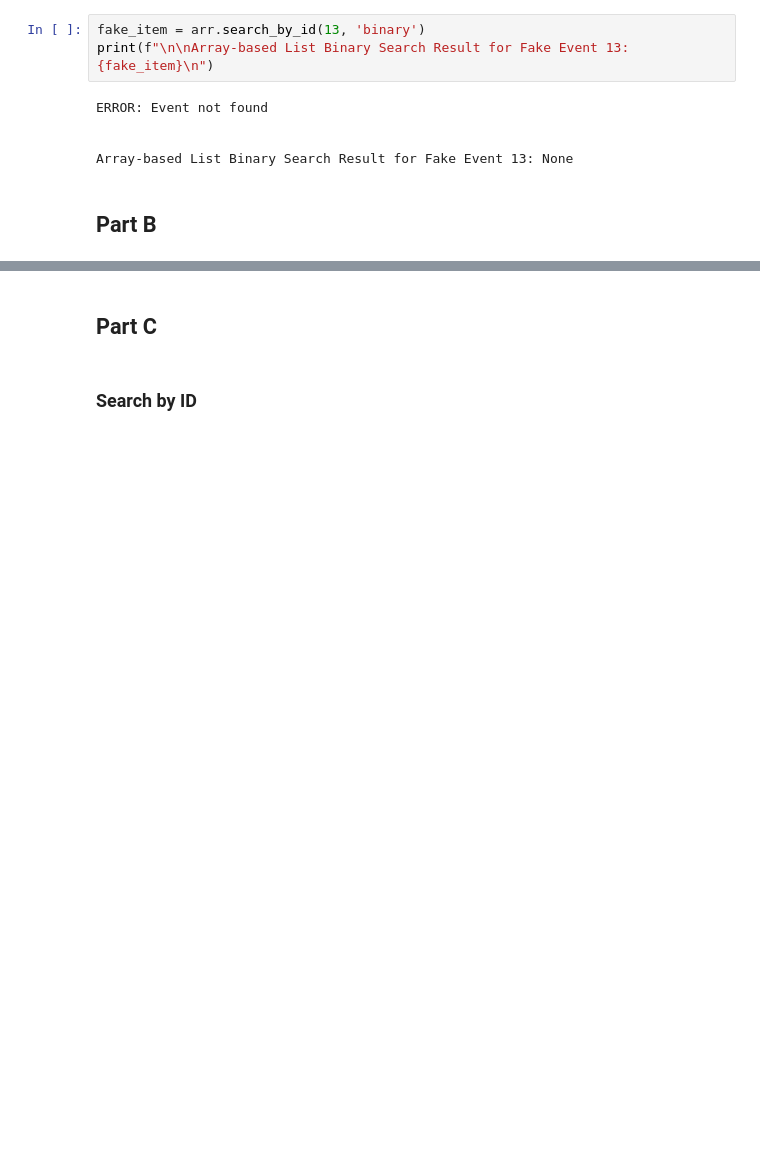
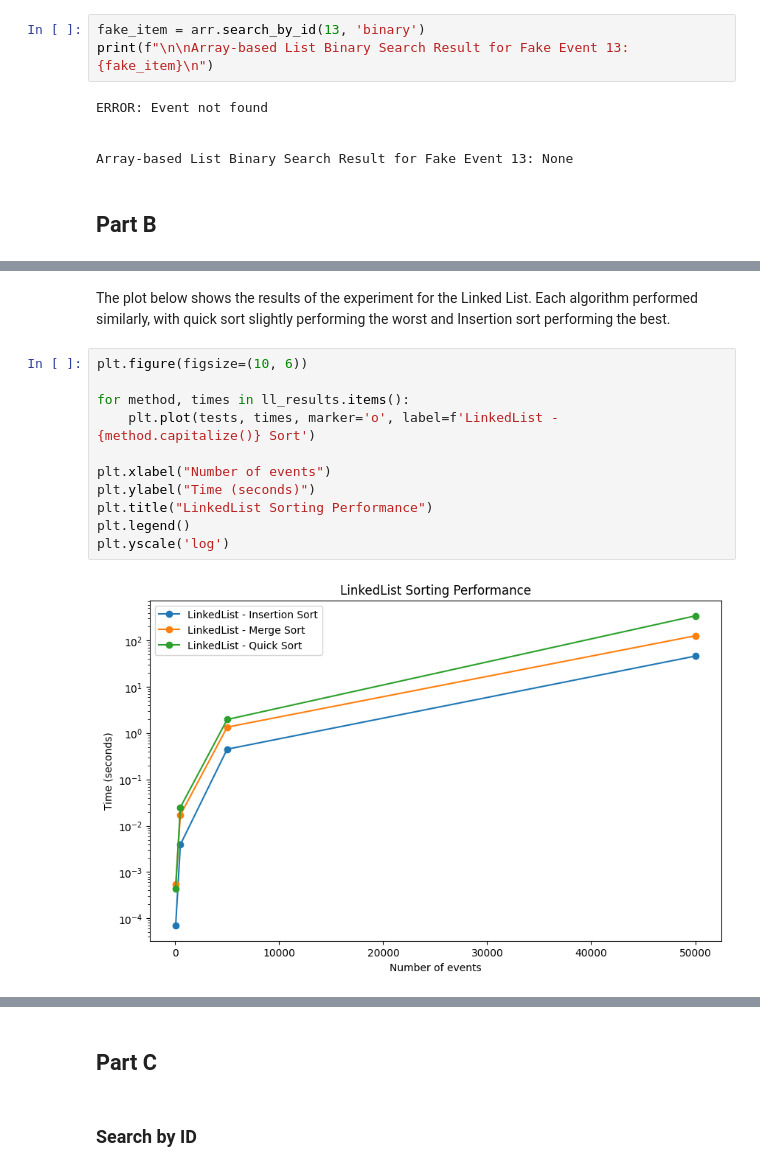
Before and after one commit to Wesley-Allen-01/DTSC5501-EventScheduler, a Jupyter notebook: GP11_Allen_Teetsel_Pulaglla_Cheemalapati copy.ipynb, the cells around one changed output, grey strips where cells are left out. Drawn from its saved outputs; the diff is of its cells as text; blank space fills up the shorter version.

Commit message:
adding Part B experiments

```diff
--- a/GP11_Allen_Teetsel_Pulaglla_Cheemalapati copy.ipynb
+++ b/GP11_Allen_Teetsel_Pulaglla_Cheemalapati copy.ipynb
@@ -154,0 +196,15 @@ Array-based List Binary Search Result for Fake Event 13: None
+# %% [markdown]
+The plot below shows the results of the experiment for the Linked List. Each algorithm performed similarly, with quick sort slightly performing the worst and Insertion sort performing the best.
+# %%
+plt.figure(figsize=(10, 6))
+
+for method, times in ll_results.items():
+    plt.plot(tests, times, marker='o', label=f'LinkedList - {method.capitalize()} Sort')
+
+plt.xlabel("Number of events")
+plt.ylabel("Time (seconds)")
+plt.title("LinkedList Sorting Performance")
+plt.legend()
+plt.yscale('log')
+# %% [output]
+[figure, added]
```
Also changed, not shown: parts of 9 cells of this notebook, 2 other files.
